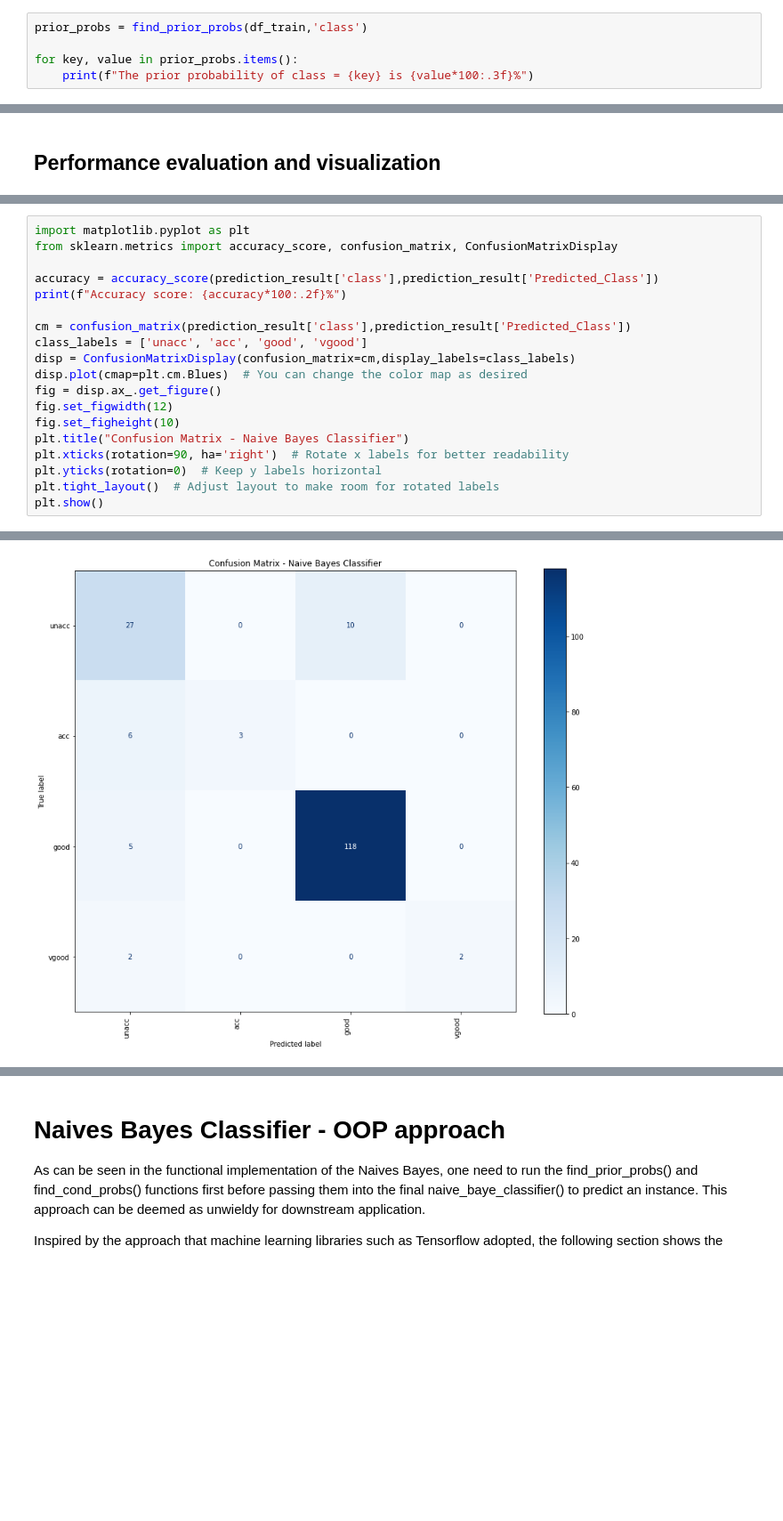
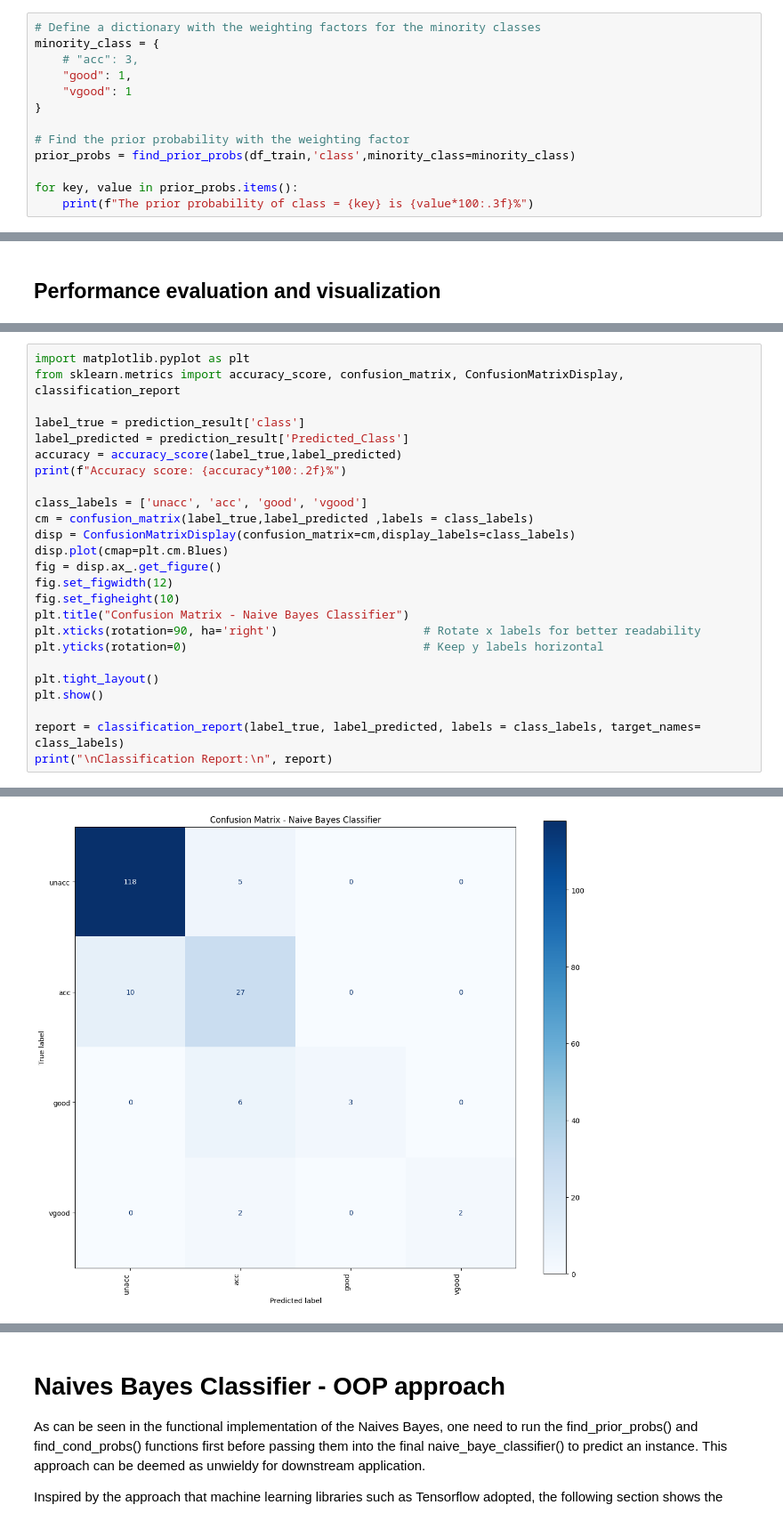
Before and after one commit to CS6765-ML-Team/programming-project, a Jupyter notebook: bayes/naivebayes.ipynb, the cells around one changed output, grey strips where cells are left out. Shown at 89% size. Cells and saved outputs as stored; diff of their text form; blank space fills up the shorter version.

Commit message:
modified naive bayes classifier for minority classes

```diff
--- a/bayes/naivebayes.ipynb
+++ b/bayes/naivebayes.ipynb
@@ -301,6 +157,14 @@ This section shows the result of the functions find_prior_probs() and find_cond_
 $$P(\text{feature values}|\text{class values})$$
 # %%
-prior_probs = find_prior_probs(df_train,'class')
+# Define a dictionary with the weighting factors for the minority classes
+minority_class = {
+    # "acc": 3,
+    "good": 1,
+    "vgood": 1
+}
+
+# Find the prior probability with the weighting factor
+prior_probs = find_prior_probs(df_train,'class',minority_class=minority_class)
 
 for key, value in prior_probs.items():
     print(f"The prior probability of class = {key} is {value*100:.3f}%")
@@ -415,22 +272,28 @@ Accuracy score: 86.71%
 # %%
 import matplotlib.pyplot as plt
-from sklearn.metrics import accuracy_score, confusion_matrix, ConfusionMatrixDisplay
+from sklearn.metrics import accuracy_score, confusion_matrix, ConfusionMatrixDisplay, classification_report
 
-accuracy = accuracy_score(prediction_result['class'],prediction_result['Predicted_Class'])
+label_true = prediction_result['class']
+label_predicted = prediction_result['Predicted_Class']
+accuracy = accuracy_score(label_true,label_predicted)
 print(f"Accuracy score: {accuracy*100:.2f}%")
 
-cm = confusion_matrix(prediction_result['class'],prediction_result['Predicted_Class'])
 class_labels = ['unacc', 'acc', 'good', 'vgood']
+cm = confusion_matrix(label_true,label_predicted ,labels = class_labels)
 disp = ConfusionMatrixDisplay(confusion_matrix=cm,display_labels=class_labels)
-disp.plot(cmap=plt.cm.Blues)  # You can change the color map as desired
+disp.plot(cmap=plt.cm.Blues)
 fig = disp.ax_.get_figure()
 fig.set_figwidth(12)
 fig.set_figheight(10)
 plt.title("Confusion Matrix - Naive Bayes Classifier")
-plt.xticks(rotation=90, ha='right')  # Rotate x labels for better readability
-plt.yticks(rotation=0)  # Keep y labels horizontal
-plt.tight_layout()  # Adjust layout to make room for rotated labels
+plt.xticks(rotation=90, ha='right')                     # Rotate x labels for better readability
+plt.yticks(rotation=0)                                  # Keep y labels horizontal
+
+plt.tight_layout()
 plt.show()
+
+report = classification_report(label_true, label_predicted, labels = class_labels, target_names= class_labels)
+print("\nClassification Report:\n", report)
 # %% [output]
 Accuracy score: 86.71%
-[figure, old version]
+[figure, new version]
```
Also changed, not shown: parts of 15 cells of this notebook, 3 other files.
